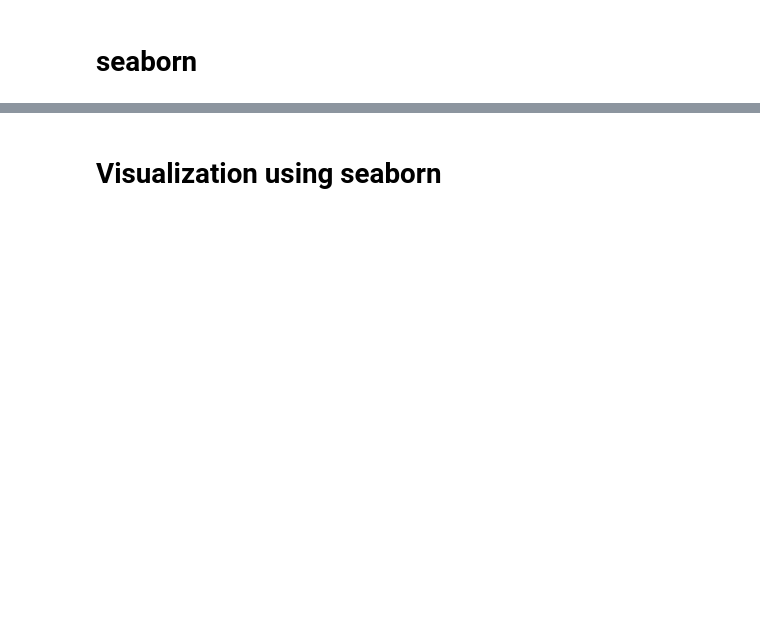
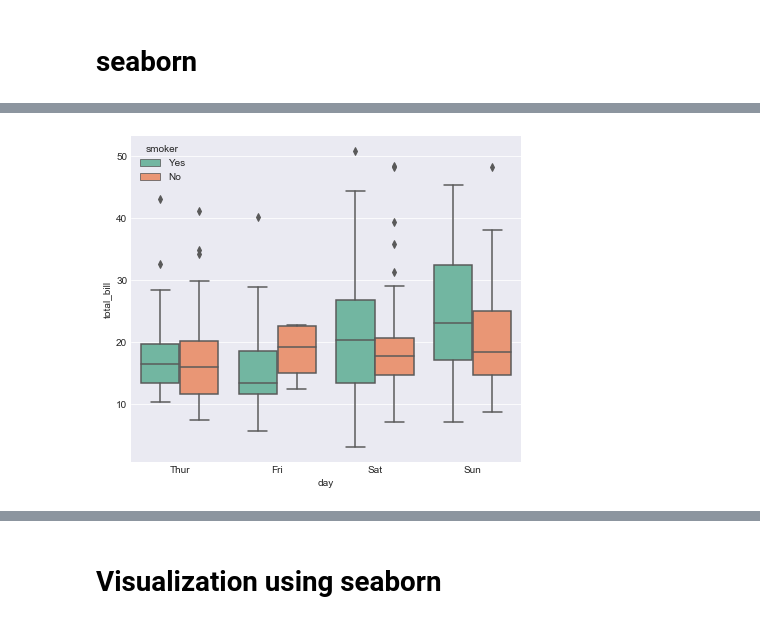
Before and after one commit to yoonts22/MgtDatabase2018, a Jupyter notebook: 데이터분석2/서울시 범죄현황 분석_student.ipynb, the cells around one changed output, grey strips where cells are left out. Cells and saved outputs as stored; diff of their text form; code cells hidden in the pictures; blank space fills up the shorter version.

```diff
--- a/데이터분석2/서울시 범죄현황 분석_student.ipynb
+++ b/데이터분석2/서울시 범죄현황 분석_student.ipynb
@@ -533,7 +588,9 @@ plt.show()
 # %%
-plt.figure(figsize=(8,6))
+plt.figure(figsize=(7,6))
 sns.boxplot(x="day", y="total_bill", hue="smoker", data=tips, palette="Set2") # hue 옵션은 집단(흡연/비흡연)을 분류할 수 있음.
 plt.show()
 # 흡연자의 결제비율 범위가 큼
+# %% [output]
+[figure, added]
 # %%
 plt.figure(figsize=(8,6))
```
Also changed, not shown: parts of 49 cells of this notebook, 7 other files.
